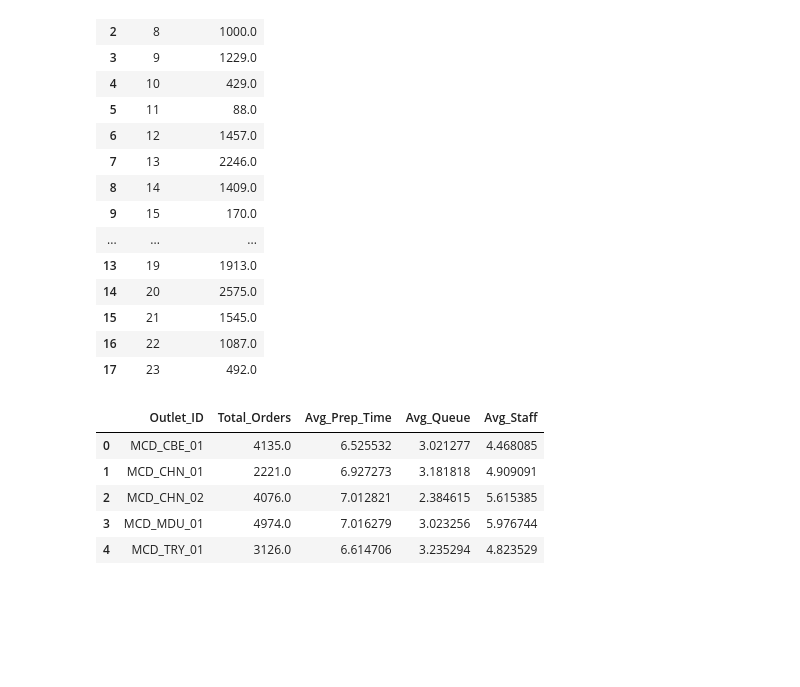
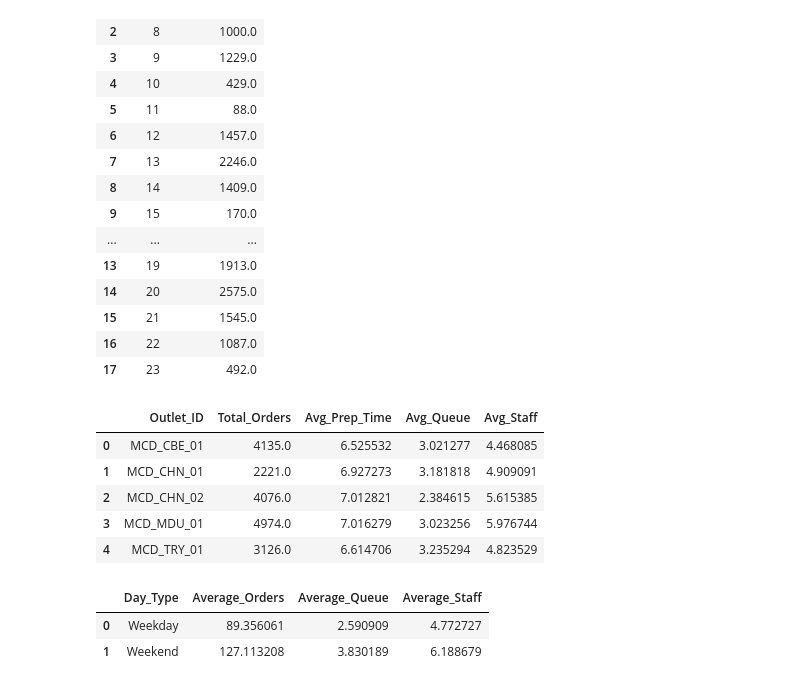
Before and after one commit to Rukshana-S/mcd-staffing-demand-prediction, a Jupyter notebook: Restaurant_Staffing_Analysis.ipynb, the cells around one changed output. Cells and saved outputs as stored; diff of their text form; code cells hidden in the pictures; blank space fills up the shorter version.

Commit message:
Compare weekday and weekend demand

```diff
--- a/Restaurant_Staffing_Analysis.ipynb
+++ b/Restaurant_Staffing_Analysis.ipynb
@@ -280,3 +280,19 @@ outlet_summary.to_csv(
     os.path.join(project_path, "outputs/outlet_summary.csv"),
     index=False
 )
+# %%
+day_summary = (
+    df.groupby("Day_Type")
+      .agg(
+          Average_Orders=("Order_Volume","mean"),
+          Average_Queue=("Queue_Length","mean"),
+          Average_Staff=("Staff_Count","mean")
+      )
+      .reset_index()
+)
+
+day_summary
+# %% [output]
+|  | Day_Type | Average_Orders | Average_Queue | Average_Staff |
+| 0 | Weekday | 89.356061 | 2.590909 | 4.772727 |
+| 1 | Weekend | 127.113208 | 3.830189 | 6.188679 |
```
Also changed, not shown: parts of 1 cell of this notebook.
